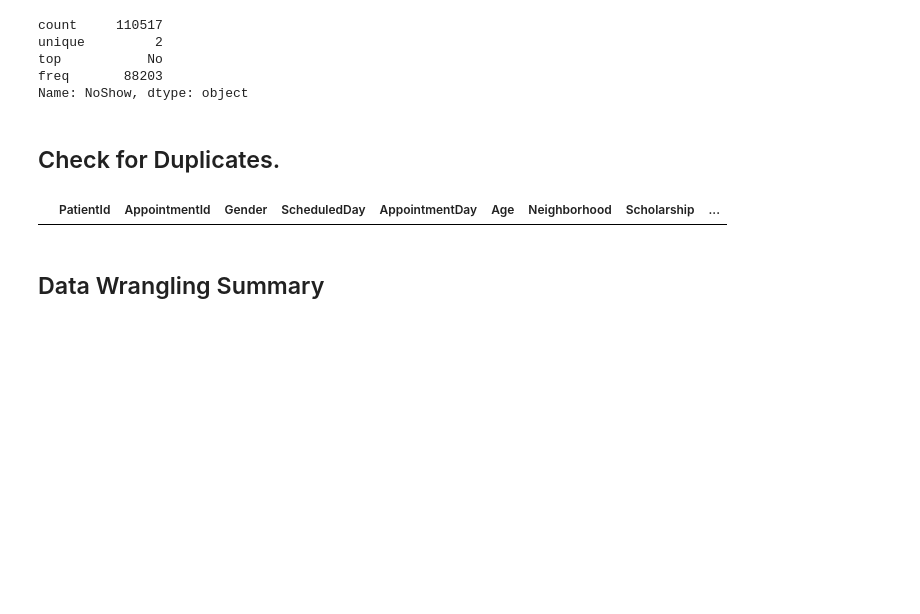
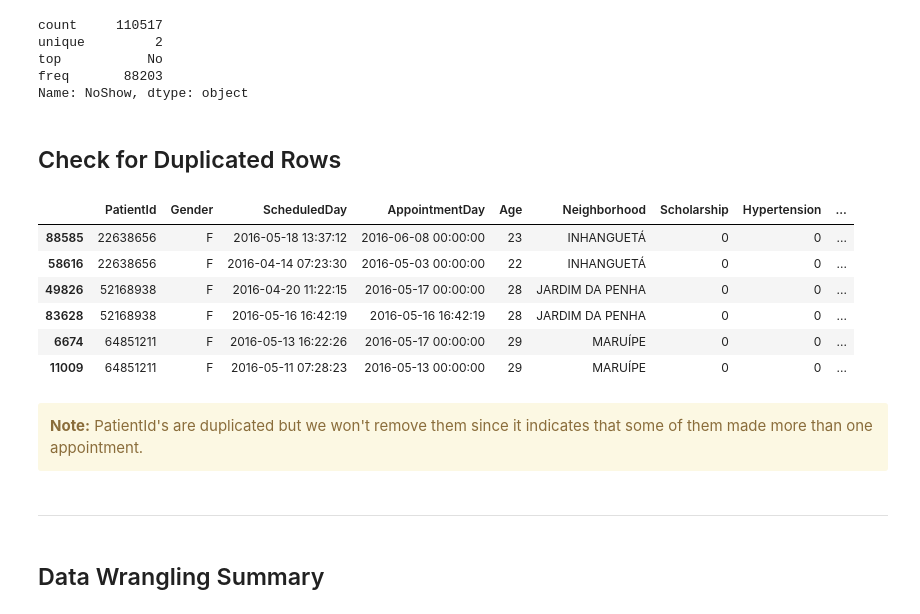
Before and after one commit to asaadkhattab/MedicalAppointmentNoShowsCapstone, a Jupyter notebook: 2_DataWrangling.ipynb, the cells around one changed output. Cells and saved outputs as stored; diff of their text form; code cells hidden in the pictures; blank space fills up the shorter version.

```diff
--- a/2_DataWrangling.ipynb
+++ b/2_DataWrangling.ipynb
@@ -465,7 +499,6 @@ Name: WaitingDays, dtype: int64
 # %%
-df['Weekday'] = df['ScheduledDay'].dt.day_name()
-
-df['Weekday'].value_counts()
+df['ScheduledDayWeekDay'] = df['ScheduledDay'].dt.day_name()
+df['ScheduledDayWeekDay'].value_counts()
 # %% [output]
 Tuesday      26166
 Wednesday    24262
@@ -521,15 +565,23 @@ top           No
 freq       88203
 Name: NoShow, dtype: object
 # %% [markdown]
-## Check for Duplicates.
+## Check for Duplicated Rows
-# %%
-#Get duplicates across all columns
-duplicates = df.duplicated()
-df[duplicates]
-# %% [output]
-|  | PatientId | AppointmentId | Gender | ScheduledDay | AppointmentDay | Age | Neighborhood | Scholarship | ... |
 # %%
-column_names = ["PatientId", "AppointmentId", "Gender"]
-duplicates = df.duplicated(subset=column_names, keep = False)
-#df[duplicates].sort_values(by='PatientId')
+column_names = ["PatientId"]
+
+duplicateRowsDF = df.duplicated(subset=column_names, keep = False)
+df[duplicateRowsDF].sort_values(by='PatientId').head(6)
+
 #df.drop_duplicates(inplace=True)
+# %% [output]
+|  | PatientId | Gender | ScheduledDay | AppointmentDay | Age | Neighborhood | Scholarship | Hypertension | ... |
+| 88585 | 22638656 | F | 2016-05-18 13:37:12 | 2016-06-08 00:00:00 | 23 | INHANGUETÁ | 0 | 0 | ... |
+| 58616 | 22638656 | F | 2016-04-14 07:23:30 | 2016-05-03 00:00:00 | 22 | INHANGUETÁ | 0 | 0 | ... |
+| 49826 | 52168938 | F | 2016-04-20 11:22:15 | 2016-05-17 00:00:00 | 28 | JARDIM DA PENHA | 0 | 0 | ... |
+| 83628 | 52168938 | F | 2016-05-16 16:42:19 | 2016-05-16 16:42:19 | 28 | JARDIM DA PENHA | 0 | 0 | ... |
+| 6674 | 64851211 | F | 2016-05-13 16:22:26 | 2016-05-17 00:00:00 | 29 | MARUÍPE | 0 | 0 | ... |
+| 11009 | 64851211 | F | 2016-05-11 07:28:23 | 2016-05-13 00:00:00 | 29 | MARUÍPE | 0 | 0 | ... |
+# %% [markdown]
+<div class="alert alert-block alert-warning">
+<b>Note:</b> PatientId's are duplicated but we won't remove them since it indicates that some of them made more than one appointment.
+</div>
@@ -536,3 +590,5 @@ duplicates = df.duplicated(subset=column_names, keep = False)
+# %% [markdown]
+---
 # %% [markdown]
 ## Data Wrangling Summary
 # %% [markdown]
```
Also changed, not shown: parts of 30 cells of this notebook.
